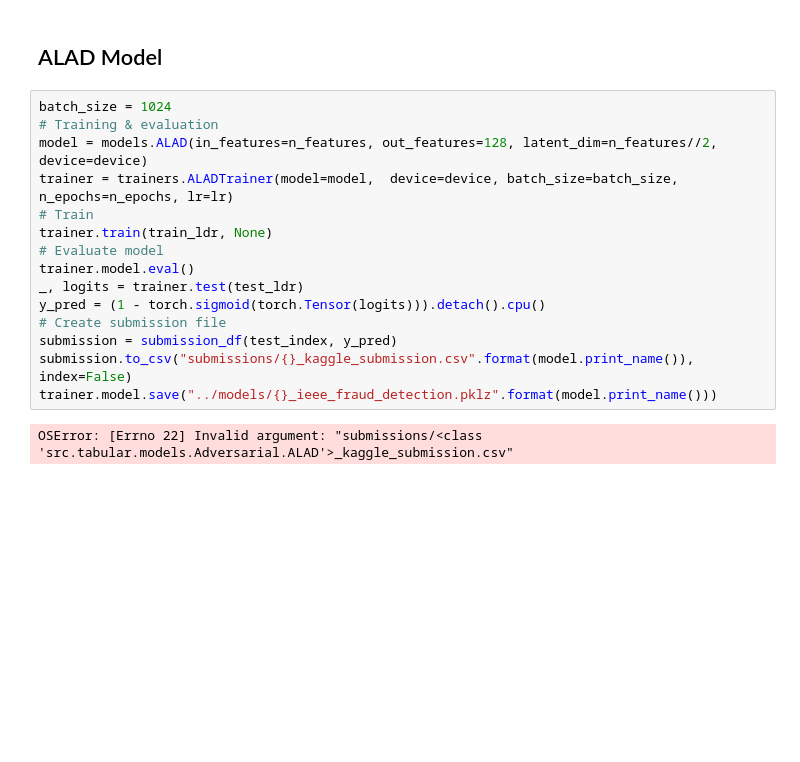
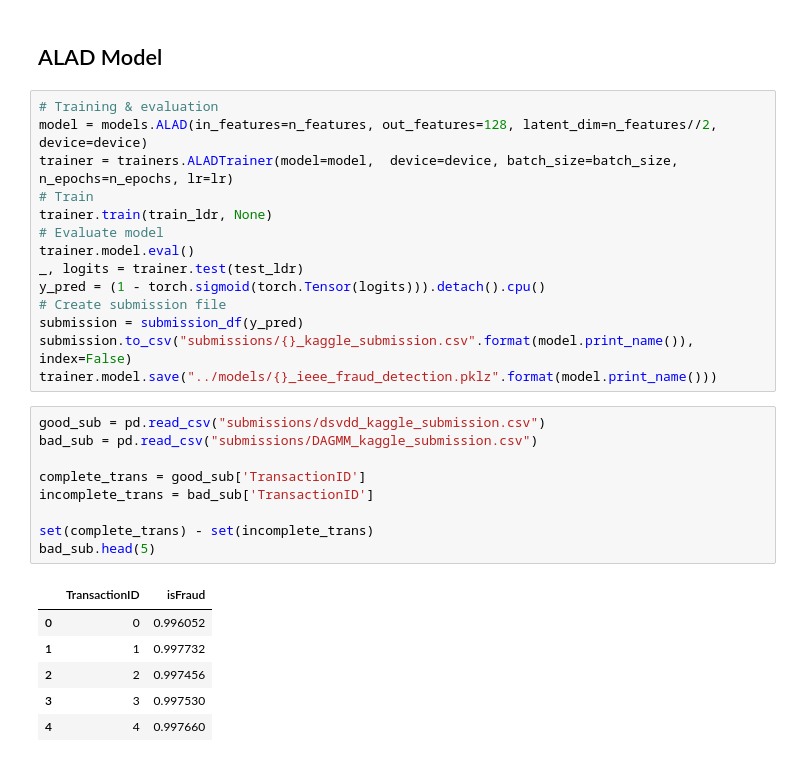
Before and after one commit to ireydiak/anomaly_detection, a Jupyter notebook: notebooks/ieee_fraud_detection_experiments.ipynb, the cells around one changed output. Cells and saved outputs as stored; diff of their text form; blank space fills up the shorter version.

```diff
--- a/notebooks/ieee_fraud_detection_experiments.ipynb
+++ b/notebooks/ieee_fraud_detection_experiments.ipynb
@@ -120,7 +145,6 @@ Started training
 # %% [markdown]
 ## ALAD Model
 # %%
-batch_size = 1024
 # Training & evaluation
 model = models.ALAD(in_features=n_features, out_features=128, latent_dim=n_features//2, device=device)
 trainer = trainers.ALADTrainer(model=model,  device=device, batch_size=batch_size, n_epochs=n_epochs, lr=lr)
@@ -131,8 +155,22 @@ trainer.model.eval()
 _, logits = trainer.test(test_ldr)
 y_pred = (1 - torch.sigmoid(torch.Tensor(logits))).detach().cpu()
 # Create submission file
-submission = submission_df(test_index, y_pred)
+submission = submission_df(y_pred)
 submission.to_csv("submissions/{}_kaggle_submission.csv".format(model.print_name()), index=False)
 trainer.model.save("../models/{}_ieee_fraud_detection.pklz".format(model.print_name()))
-# %% [output]
-OSError: [Errno 22] Invalid argument: "submissions/<class 'src.tabular.models.Adversarial.ALAD'>_kaggle_submission.csv"
+# %%
+good_sub = pd.read_csv("submissions/dsvdd_kaggle_submission.csv")
+bad_sub = pd.read_csv("submissions/DAGMM_kaggle_submission.csv")
+
+complete_trans = good_sub['TransactionID']
+incomplete_trans = bad_sub['TransactionID']
+
+set(complete_trans) - set(incomplete_trans)
+bad_sub.head(5)
+# %% [output]
+|  | TransactionID | isFraud |
+| 0 | 0 | 0.996052 |
+| 1 | 1 | 0.997732 |
+| 2 | 2 | 0.997456 |
+| 3 | 3 | 0.997530 |
+| 4 | 4 | 0.997660 |
```
Also changed, not shown: parts of 7 cells of this notebook, 4 other files.
